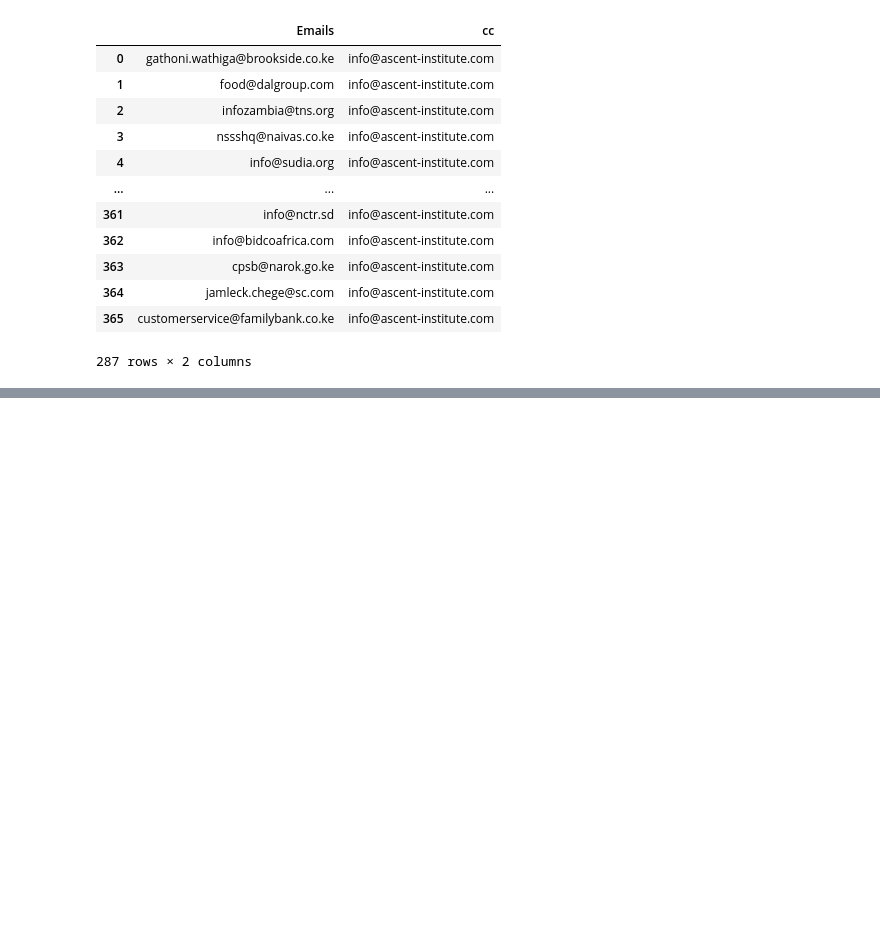
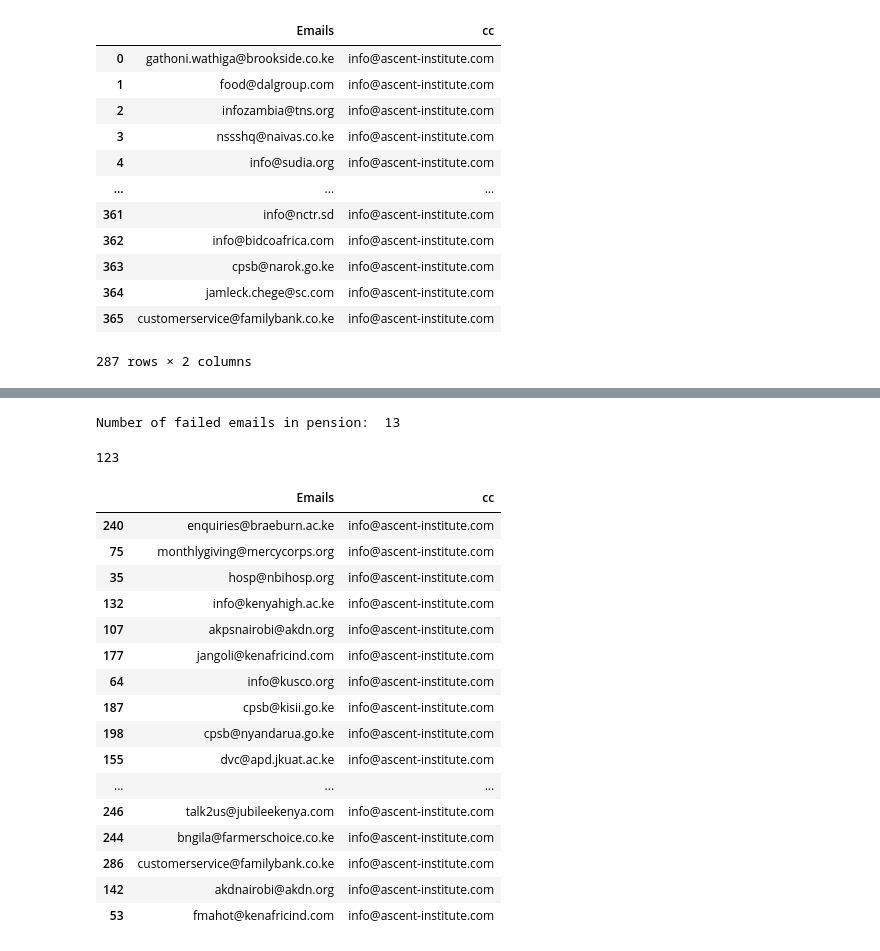
Before and after one commit to IainMosima/bulk-email-sender, a Jupyter notebook: failed.ipynb, the cells around one changed output, grey strips where cells are left out. Drawn from its saved outputs; the diff is of its cells as text; code cells hidden in the pictures; blank space fills up the shorter version.

Commit message:
finished working on program that can get invalid emails

```diff
--- a/failed.ipynb
+++ b/failed.ipynb
@@ -410,0 +433,37 @@ df_cleaned_april_24.to_csv("emails/april/april-24/emails-cleaned.csv", index=Fal
+# %%
+failed_emails_april_25 = df_failed_emails_april_25["Failed Emails"].tolist()
+print("Number of failed emails in pension: ", len(failed_emails_april_25))
+# %% [output]
+Number of failed emails in pension:  13
+# %%
+failed_it = pd.read_csv("emails/failed-emails/failed_emails-it.csv")["Failed Recipient"].str.strip().str.lower().tolist()
+failed_governance = pd.read_csv("emails/failed-emails/failed_emails-governance.csv")["Failed Recipient"].str.strip().str.lower().tolist()
+failed_pension = pd.read_csv("emails/failed-emails/failed_emails-pension.csv")["Failed Recipient"].str.strip().str.lower().tolist()
+
+all_failed_emails = list(set(failed_it + failed_governance + failed_pension + failed_emails_april_25))
+len(all_failed_emails)
+# %% [output]
+123
+# %%
+# Emails from april 24
+df_failed_emails_april_24 = pd.read_csv("emails/april/april-24/emails-cleaned.csv")
+df_failed_emails_april_24["Emails"] = df_failed_emails_april_24["Emails"].str.strip().str.lower()
+df_failed_emails_april_24.sample(30)
+# %% [output]
+|  | Emails | cc |
+| 240 | enquiries@braeburn.ac.ke | info@ascent-institute.com |
+| 75 | monthlygiving@mercycorps.org | info@ascent-institute.com |
+| 35 | hosp@nbihosp.org | info@ascent-institute.com |
+| 132 | info@kenyahigh.ac.ke | info@ascent-institute.com |
+| 107 | akpsnairobi@akdn.org | info@ascent-institute.com |
+| 177 | jangoli@kenafricind.com | info@ascent-institute.com |
+| 64 | info@kusco.org | info@ascent-institute.com |
+| 187 | cpsb@kisii.go.ke | info@ascent-institute.com |
+| 198 | cpsb@nyandarua.go.ke | info@ascent-institute.com |
+| 155 | dvc@apd.jkuat.ac.ke | info@ascent-institute.com |
+| ... | ... | ... |
+| 246 | talk2us@jubileekenya.com | info@ascent-institute.com |
+| 244 | bngila@farmerschoice.co.ke | info@ascent-institute.com |
+| 286 | customerservice@familybank.co.ke | info@ascent-institute.com |
+| 142 | akdnairobi@akdn.org | info@ascent-institute.com |
+| 53 | fmahot@kenafricind.com | info@ascent-institute.com |
```
Also changed, not shown: parts of 7 cells of this notebook, 7 other files.
